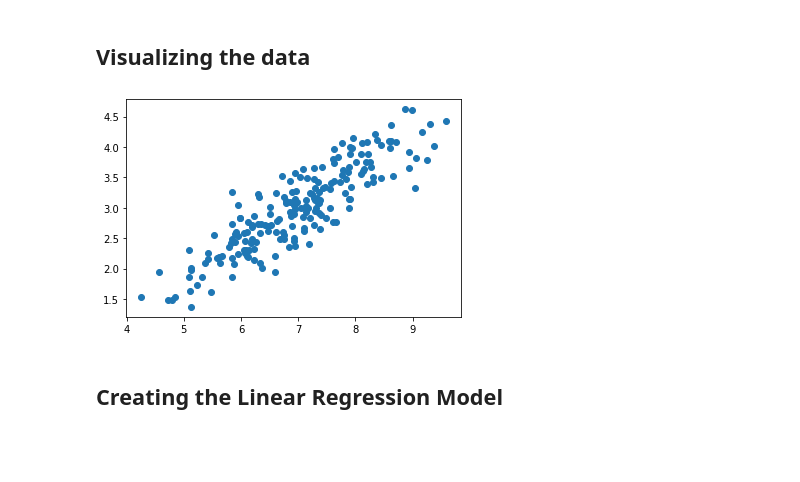
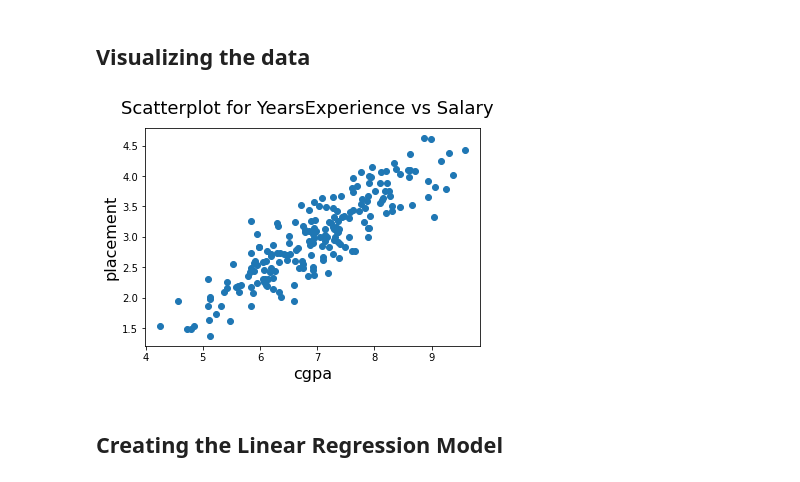
Before and after one commit to Sahil181045/Simple-Linear-Regression, a Jupyter notebook: Simple Linear Regression.ipynb, the cells around one changed output. Drawn from its saved outputs; the diff is of its cells as text; code cells hidden in the pictures; blank space fills up the shorter version.

```diff
--- a/Simple Linear Regression.ipynb
+++ b/Simple Linear Regression.ipynb
@@ -40,9 +40,14 @@ import matplotlib.pyplot as plt
 # %%
 # Scatterplot for YearsExperience vs Salary
+fig = plt.figure()
+fig.suptitle('Scatterplot for YearsExperience vs Salary', fontsize = 18)
+plt.xlabel('cgpa', fontsize = 16)
+plt.ylabel('placement', fontsize = 16)
+
 plt.scatter(X, y)
 plt.show()
 # %% [output]
-[figure, old version]
+[figure, new version]
 # %% [markdown]
 ## Creating the Linear Regression Model
 # %%
```
Also changed, not shown: parts of 7 cells of this notebook.
